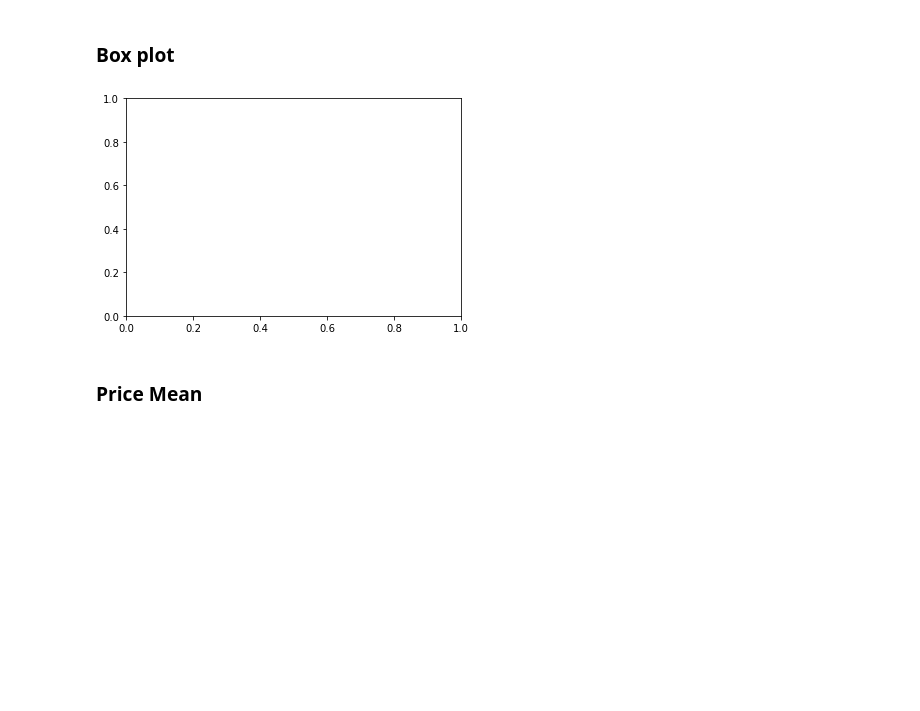
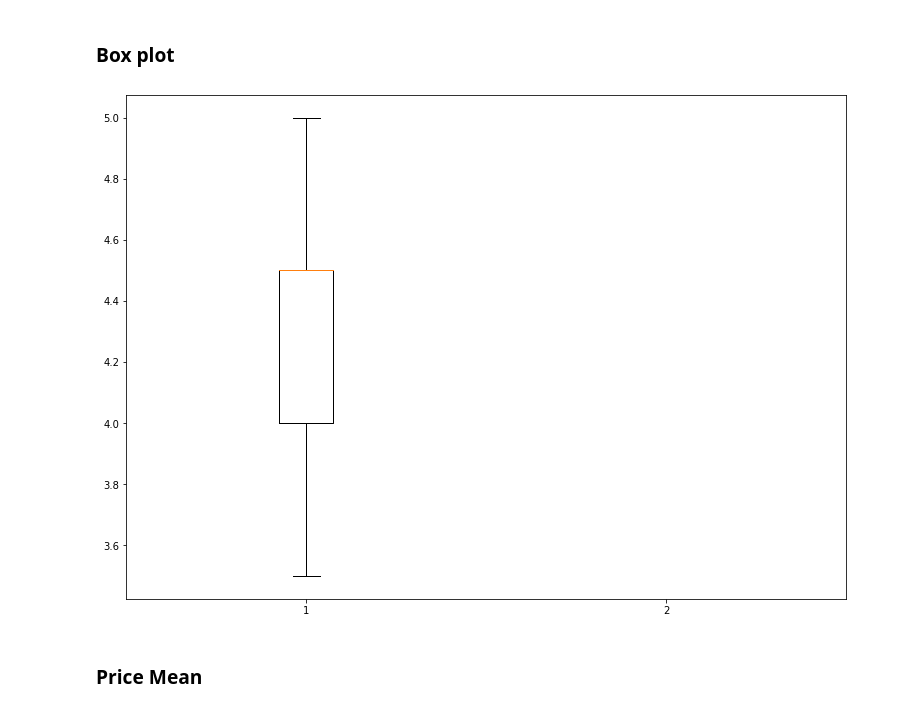
Before and after one commit to Islompulatov/-Build_week, a Jupyter notebook: file_open.ipynb, the cells around one changed output. Cells and saved outputs as stored; diff of their text form; code cells hidden in the pictures; blank space fills up the shorter version.

```diff
--- a/file_open.ipynb
+++ b/file_open.ipynb
@@ -130,10 +120,14 @@ pub2
 62.375
 # %% [markdown]
 ### Box plot
-# %%
-fig = plt.box('restaurant_reviews')
-# %% [output]
-[figure, removed]
+# %%
+fig = plt.figure(figsize =(10, 7))
+ax = fig.add_axes([0, 0, 1, 1])
+box = [data1['restaurant_ratings'], data2['hotel_ratings']]
+bp= ax.boxplot(box)
+plt.show()
+# %% [output]
+[figure, added]
 # %%
 fig1 = px.box(data2, x="hotel_ratings", y='hotel_reviews')
 # %%
```
Also changed, not shown: parts of 26 cells of this notebook.
